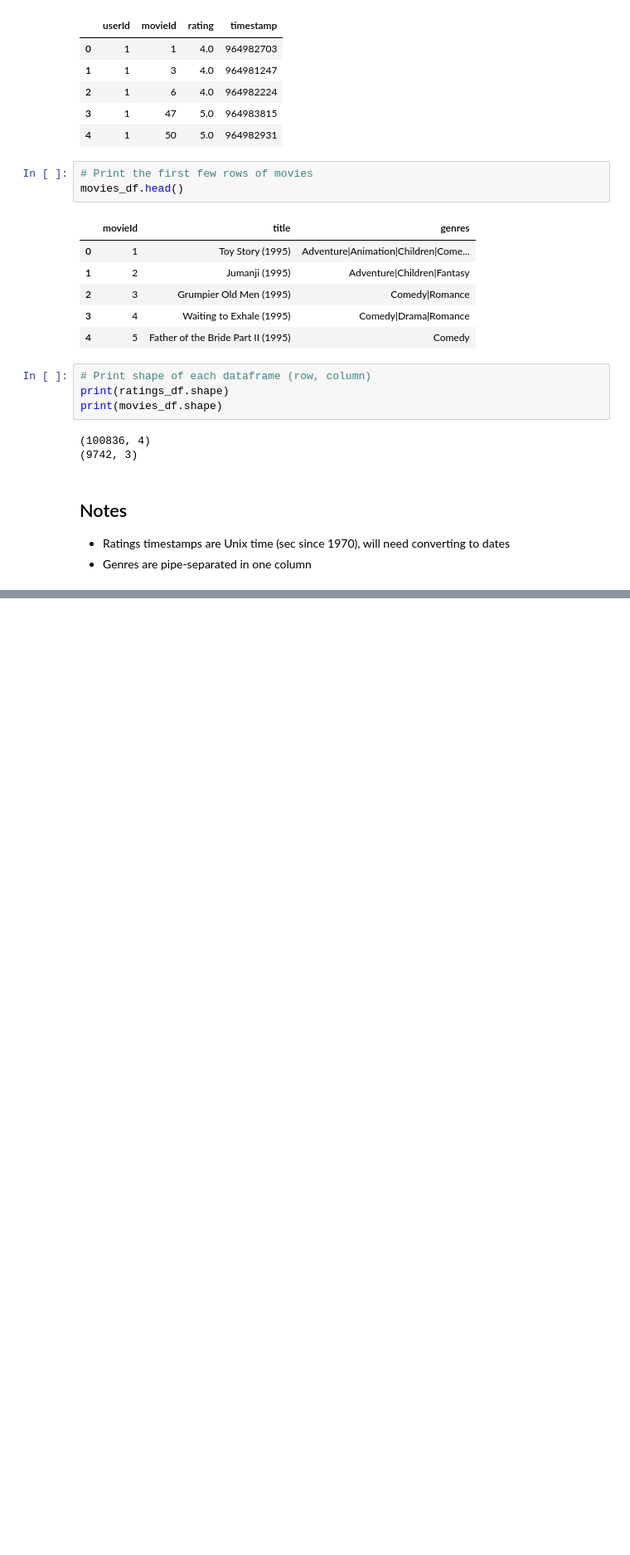
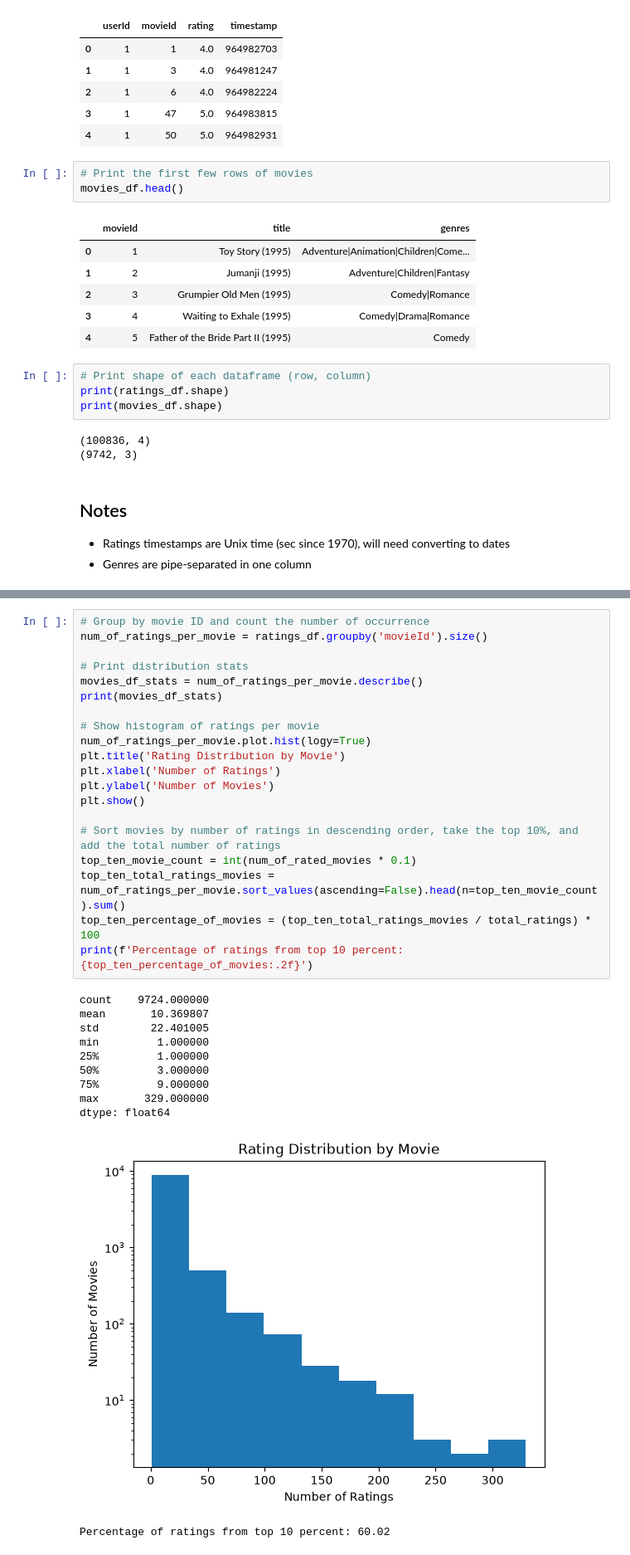
Before and after one commit to Carlos-A-Esquivel/Vibe-Based-Recommender-Project, a Jupyter notebook: notebooks/01_data_exploration.ipynb, the cells around one changed output, grey strips where cells are left out. Shown at 83% size. Cells and saved outputs as stored; diff of their text form; blank space fills up the shorter version.

```diff
--- a/notebooks/01_data_exploration.ipynb
+++ b/notebooks/01_data_exploration.ipynb
@@ -46,0 +129,32 @@ print(movies_df.shape)
+# %%
+# Group by movie ID and count the number of occurrence
+num_of_ratings_per_movie = ratings_df.groupby('movieId').size()
+
+# Print distribution stats
+movies_df_stats = num_of_ratings_per_movie.describe()
+print(movies_df_stats)
+
+# Show histogram of ratings per movie
+num_of_ratings_per_movie.plot.hist(logy=True)
+plt.title('Rating Distribution by Movie')
+plt.xlabel('Number of Ratings')
+plt.ylabel('Number of Movies')
+plt.show()
+
+# Sort movies by number of ratings in descending order, take the top 10%, and add the total number of ratings
+top_ten_movie_count = int(num_of_rated_movies * 0.1)
+top_ten_total_ratings_movies = num_of_ratings_per_movie.sort_values(ascending=False).head(n=top_ten_movie_count).sum()
+top_ten_percentage_of_movies = (top_ten_total_ratings_movies / total_ratings) * 100
+print(f'Percentage of ratings from top 10 percent: {top_ten_percentage_of_movies:.2f}')
+# %% [output]
+count    9724.000000
+mean       10.369807
+std        22.401005
+min         1.000000
+25%         1.000000
+50%         3.000000
+75%         9.000000
+max       329.000000
+dtype: float64
+[figure, added]
+Percentage of ratings from top 10 percent: 60.02
```
Also changed, not shown: parts of 15 cells of this notebook.
